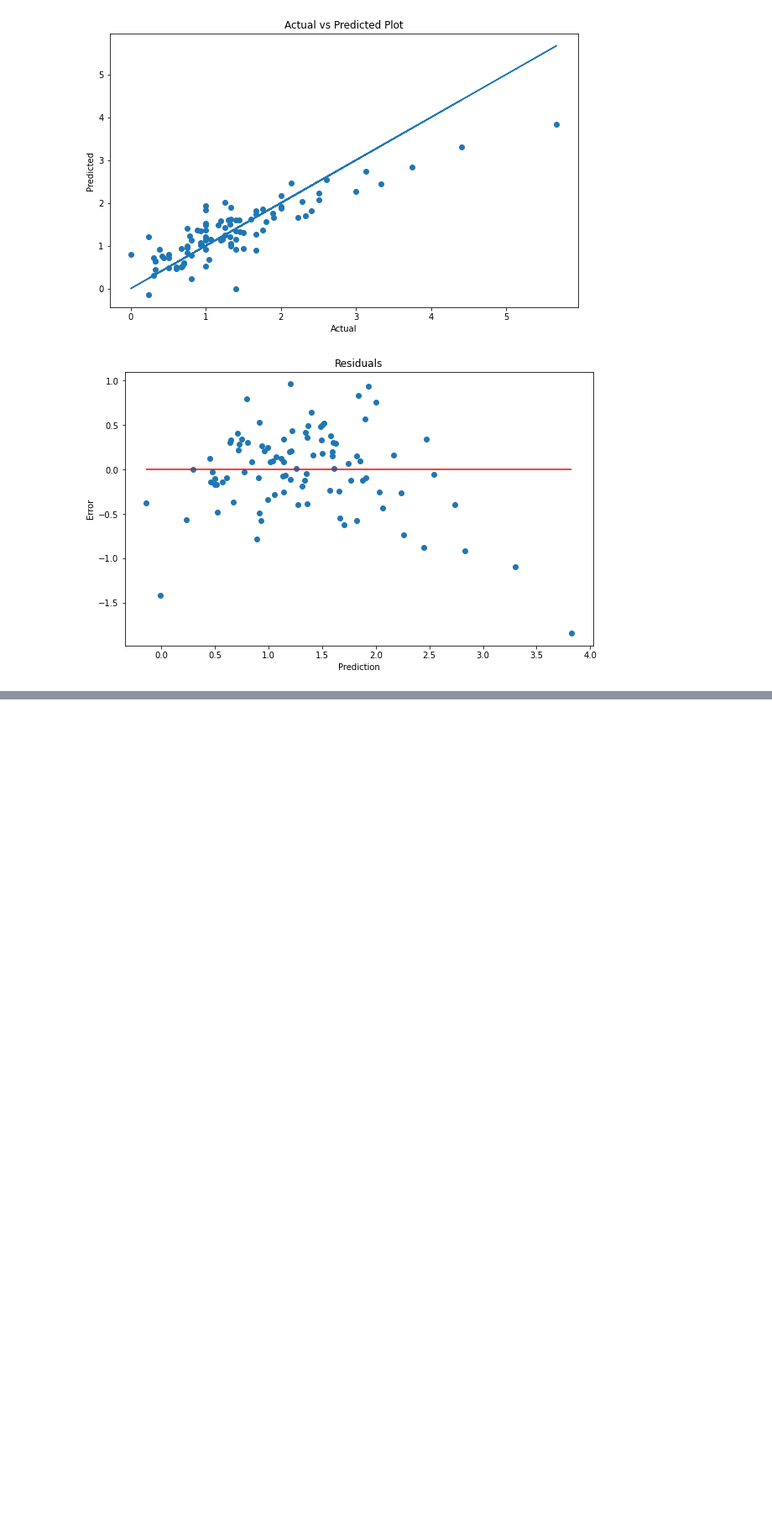
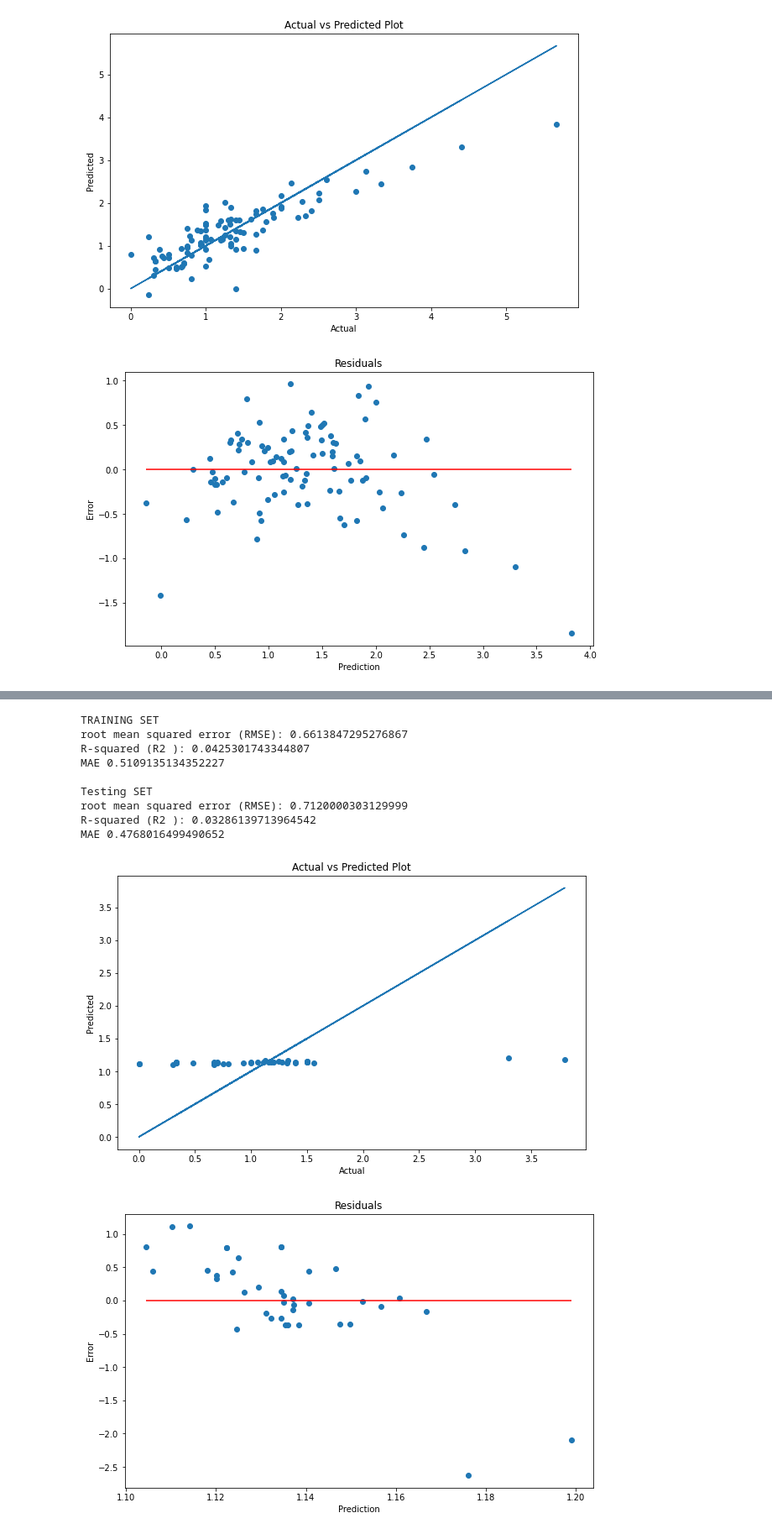
Before and after one commit to matthallman/uofm_data_capstone_worldcup, a Jupyter notebook: ML_Model_Data/xGS and xGA ML Model Building.ipynb, the cells around one changed output, grey strips where cells are left out. Shown: that part at 84% size. Cells and saved outputs as stored; diff of their text form; code cells hidden in the pictures; blank space fills up the shorter version.

```diff
--- a/ML_Model_Data/xGS and xGA ML Model Building.ipynb
+++ b/ML_Model_Data/xGS and xGA ML Model Building.ipynb
@@ -308,0 +463,15 @@ MAE 0.3523619221929672
+# %%
+en = ElasticNet()
+en = evaluateModel(en,xGS_X_train2, xGS_y_train2, xGS_X_test2, xGS_y_test2)
+# %% [output]
+TRAINING SET
+root mean squared error (RMSE): 0.6613847295276867
+R-squared (R2 ): 0.0425301743344807
+MAE 0.5109135134352227
+
+Testing SET
+root mean squared error (RMSE): 0.7120000303129999
+R-squared (R2 ): 0.03286139713964542
+MAE 0.4768016499490652
+[figure, added]
+[figure, added]
```
Also changed, not shown: parts of 26 cells of this notebook, 7 other files.
